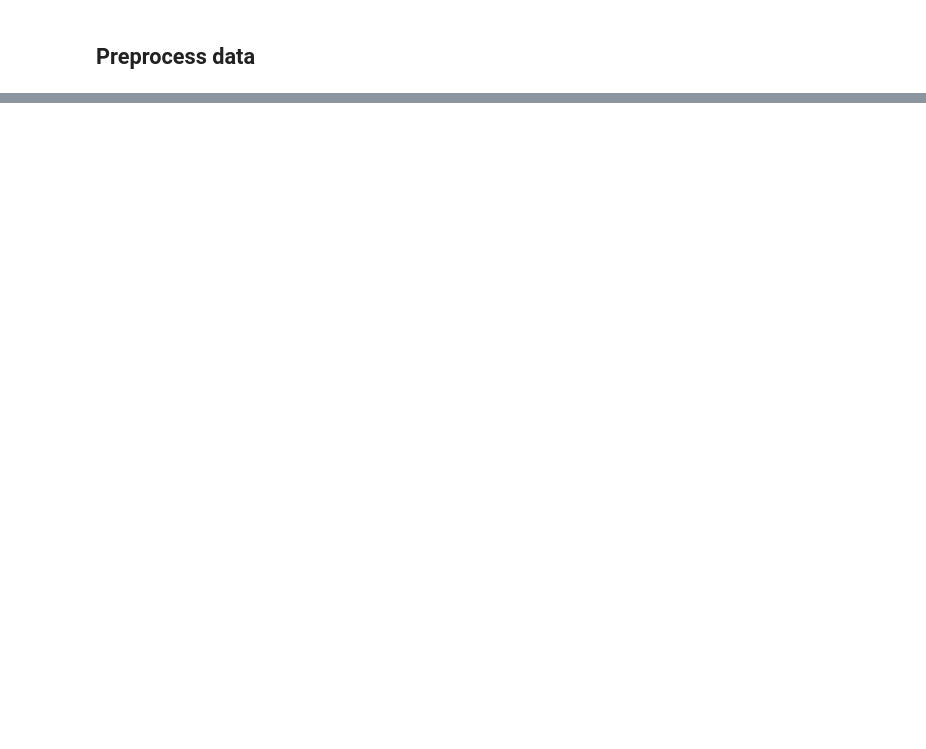
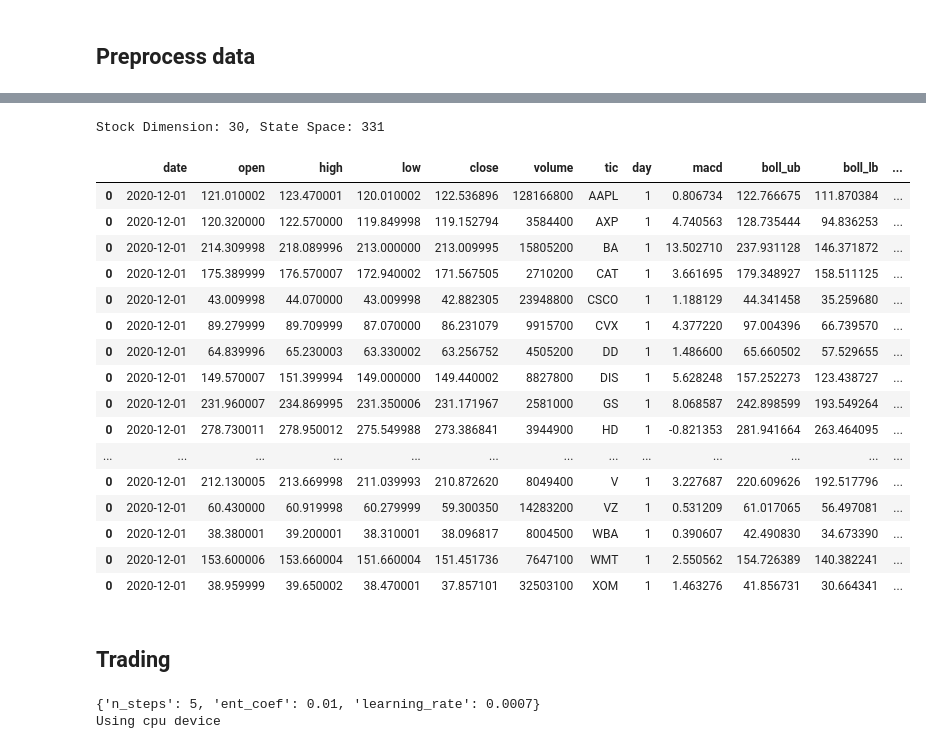
Before and after one commit to AI4Finance-Foundation/FinRL-Trading, a Jupyter notebook: notebooks/run_pipeline.ipynb, the cells around one changed output, grey strips where cells are left out. Drawn from its saved outputs; the diff is of its cells as text; code cells hidden in the pictures; blank space fills up the shorter version.

```diff
--- a/notebooks/run_pipeline.ipynb
+++ b/notebooks/run_pipeline.ipynb
@@ -116,0 +256,47 @@ NameError: name 'training' is not defined
+# %%
+indicator_list = config.TECHNICAL_INDICATORS_LIST + ['sentiment']
+# %%
+stock_dimension = len(processed_full.tic.unique())
+state_space = 1 + 2*stock_dimension + len(indicator_list)*stock_dimension
+print(f"Stock Dimension: {stock_dimension}, State Space: {state_space}")
+# %% [output]
+Stock Dimension: 30, State Space: 331
+# %%
+env_kwargs = {
+    "hmax": 100,
+    "initial_amount": 1000000,
+    "buy_cost_pct": 0.001,
+    "sell_cost_pct": 0.001,
+    "state_space": state_space,
+    "stock_dim": stock_dimension,
+    "tech_indicator_list": indicator_list,
+    "action_space": stock_dimension,
+    "reward_scaling": 1e-4,
+    "print_verbosity":5
+
+}
+
+e_trade_gym = StockTradingEnv(df = trade, **env_kwargs)
+env_trade, _ = e_trade_gym.get_sb_env()
+# %%
+e_trade_gym.data
+# %% [output]
+|  | date | open | high | low | close | volume | tic | day | macd | boll_ub | boll_lb | ... |
+| 0 | 2020-12-01 | 121.010002 | 123.470001 | 120.010002 | 122.536896 | 128166800 | AAPL | 1 | 0.806734 | 122.766675 | 111.870384 | ... |
+| 0 | 2020-12-01 | 120.320000 | 122.570000 | 119.849998 | 119.152794 | 3584400 | AXP | 1 | 4.740563 | 128.735444 | 94.836253 | ... |
+| 0 | 2020-12-01 | 214.309998 | 218.089996 | 213.000000 | 213.009995 | 15805200 | BA | 1 | 13.502710 | 237.931128 | 146.371872 | ... |
+| 0 | 2020-12-01 | 175.389999 | 176.570007 | 172.940002 | 171.567505 | 2710200 | CAT | 1 | 3.661695 | 179.348927 | 158.511125 | ... |
+| 0 | 2020-12-01 | 43.009998 | 44.070000 | 43.009998 | 42.882305 | 23948800 | CSCO | 1 | 1.188129 | 44.341458 | 35.259680 | ... |
+| 0 | 2020-12-01 | 89.279999 | 89.709999 | 87.070000 | 86.231079 | 9915700 | CVX | 1 | 4.377220 | 97.004396 | 66.739570 | ... |
+| 0 | 2020-12-01 | 64.839996 | 65.230003 | 63.330002 | 63.256752 | 4505200 | DD | 1 | 1.486600 | 65.660502 | 57.529655 | ... |
+| 0 | 2020-12-01 | 149.570007 | 151.399994 | 149.000000 | 149.440002 | 8827800 | DIS | 1 | 5.628248 | 157.252273 | 123.438727 | ... |
+| 0 | 2020-12-01 | 231.960007 | 234.869995 | 231.350006 | 231.171967 | 2581000 | GS | 1 | 8.068587 | 242.898599 | 193.549264 | ... |
+| 0 | 2020-12-01 | 278.730011 | 278.950012 | 275.549988 | 273.386841 | 3944900 | HD | 1 | -0.821353 | 281.941664 | 263.464095 | ... |
+| ... | ... | ... | ... | ... | ... | ... | ... | ... | ... | ... | ... | ... |
+| 0 | 2020-12-01 | 212.130005 | 213.669998 | 211.039993 | 210.872620 | 8049400 | V | 1 | 3.227687 | 220.609626 | 192.517796 | ... |
+| 0 | 2020-12-01 | 60.430000 | 60.919998 | 60.279999 | 59.300350 | 14283200 | VZ | 1 | 0.531209 | 61.017065 | 56.497081 | ... |
+| 0 | 2020-12-01 | 38.380001 | 39.200001 | 38.310001 | 38.096817 | 8004500 | WBA | 1 | 0.390607 | 42.490830 | 34.673390 | ... |
+| 0 | 2020-12-01 | 153.600006 | 153.660004 | 151.660004 | 151.451736 | 7647100 | WMT | 1 | 2.550562 | 154.726389 | 140.382241 | ... |
+| 0 | 2020-12-01 | 38.959999 | 39.650002 | 38.470001 | 37.857101 | 32503100 | XOM | 1 | 1.463276 | 41.856731 | 30.664341 | ... |
+# %% [markdown]
+## Trading
@@ -116,0 +306,6 @@ NameError: name 'training' is not defined
+# %%
+# Initialize Model
+model_a2c = agent.get_model("a2c")
+# %% [output]
+{'n_steps': 5, 'ent_coef': 0.01, 'learning_rate': 0.0007}
+Using cpu device
```
Also changed, not shown: parts of 23 cells of this notebook, 4 other files.
